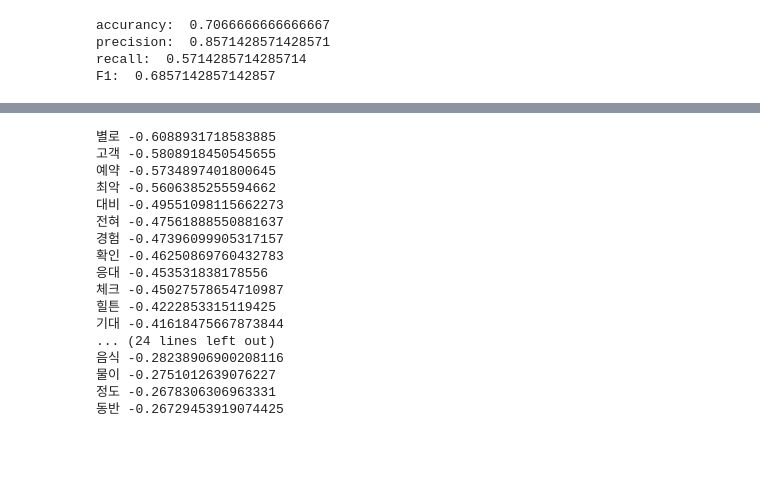
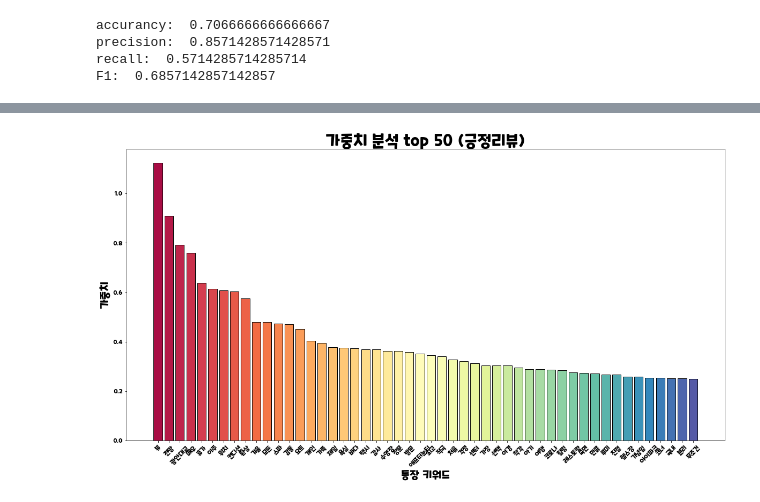
Before and after one commit to zssbecker/DAPproject, a Jupyter notebook: DAP_project(Hayatt).ipynb, the cells around one changed output, grey strips where cells are left out. Saved outputs shown, nothing was run; the diff lists cells and outputs as text; code cells hidden in the pictures; blank space fills up the shorter version.

```diff
--- a/DAP_project(Hayatt).ipynb
+++ b/DAP_project(Hayatt).ipynb
@@ -290,6 +272,3 @@ pos_index = sorted(((value, index)for index, value in enumerate(logi2.coef_[0]))
 neg_index = sorted(((value, index)for index, value in enumerate(logi2.coef_[0])),reverse = False)
 # %%
 invert_index_vectorizer = {v: k for k, v in vect.vocabulary_.items()}
-# %%
-for x in pos_index[:30]:
-  print(invert_index_vectorizer[x[1]], x[0])
@@ -314,21 +275,17 @@ for x in pos_index[:30]:
-# %%
-for x in neg_index[:40]:
-  print(invert_index_vectorizer[x[1]], x[0])
-# %% [output]
-별로 -0.6088931718583885
-고객 -0.5808918450545655
-예약 -0.5734897401800645
-최악 -0.5606385255594662
-대비 -0.49551098115662273
-전혀 -0.47561888550881637
-경험 -0.47396099905317157
-확인 -0.46250869760432783
-응대 -0.453531838178556
-체크 -0.45027578654710987
-힐튼 -0.4222853315119425
-기대 -0.41618475667873844
-... (24 lines left out)
-음식 -0.28238906900208116
-물이 -0.2751012639076227
-정도 -0.2678306306963331
-동반 -0.26729453919074425
+# %%
+likes_tfidf50 = []
+count = 0
+for x in pos_index[:50]:
+  likes_tfidf50.append((invert_index_vectorizer[x[1]], x[0]))
+plt.figure(figsize = (20, 10))
+x = [x for (x, y) in likes_tfidf50]
+y = [y for (x, y) in likes_tfidf50]
+plt.bar(x, y, color=colors_top50, edgecolor='black')
+plt.xlabel("등장 키워드",fontproperties=font_label)
+plt.ylabel("가중치",fontproperties=font_label)
+plt.title("가중치 분석 top 50 (긍정리뷰)",fontproperties=font_title)
+plt.xticks(fontproperties=font_xticks, rotation=45)
+plt.yticks(fontproperties=font_yticks)
+plt.show()
+# %% [output]
+[figure, added]
```
Also changed, not shown: parts of 14 cells of this notebook.
